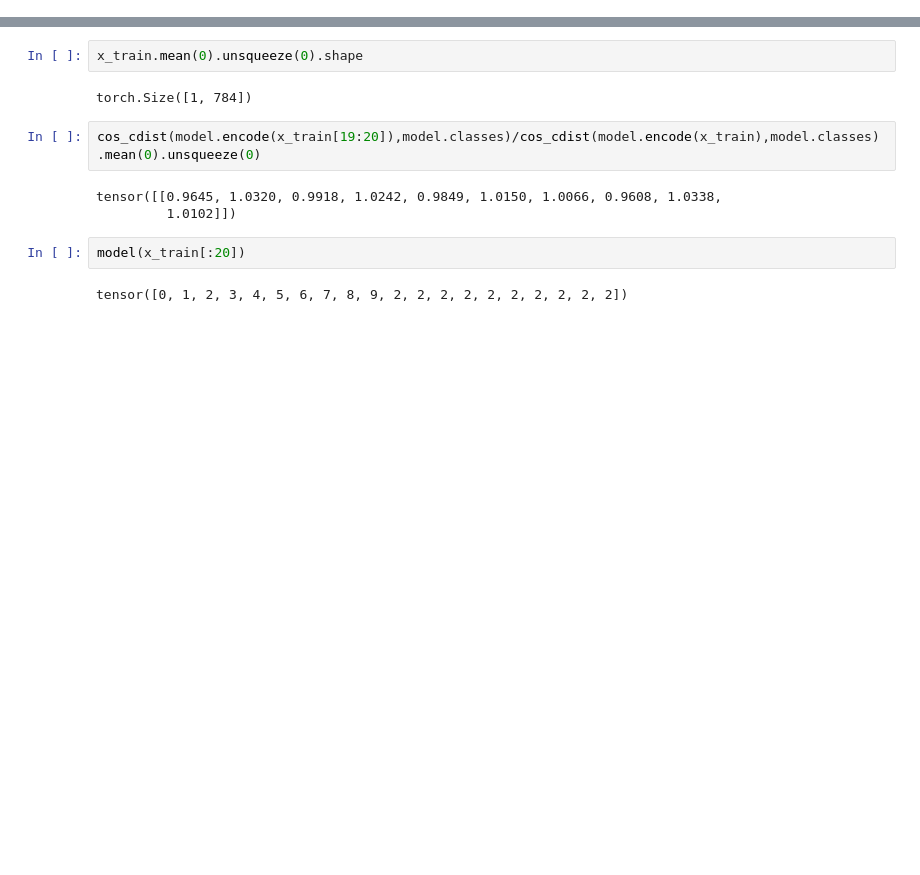
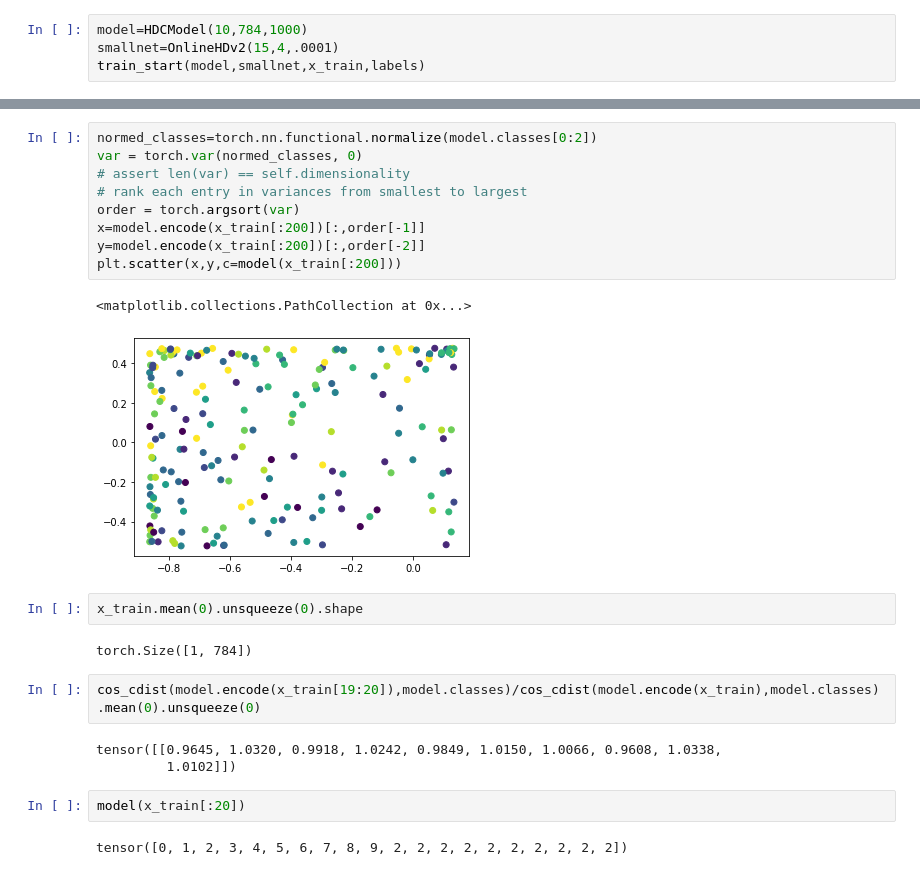
Before and after one commit to thebigbadbobby/neuralhd, a Jupyter notebook: Experiments/GeneralHDC/test.ipynb, the cells around one changed output, grey strips where cells are left out. Saved outputs shown, nothing was run; the diff lists cells and outputs as text; blank space fills up the shorter version.

```diff
--- a/Experiments/GeneralHDC/test.ipynb
+++ b/Experiments/GeneralHDC/test.ipynb
@@ -63 +108,5 @@ plt.scatter(x,y,c=model(x_train[:200]))
+# %%
+model=HDCModel(10,784,1000)
+smallnet=OnlineHDv2(15,4,.0001)
+train_start(model,smallnet,x_train,labels)
 # %%
@@ -71,3 +120,15 @@ plt.imshow(x_train[labels==0][0].reshape(28,28))
+# %%
+normed_classes=torch.nn.functional.normalize(model.classes[0:2])
+var = torch.var(normed_classes, 0)
+# assert len(var) == self.dimensionality
+# rank each entry in variances from smallest to largest
+order = torch.argsort(var)
+x=model.encode(x_train[:200])[:,order[-1]]
+y=model.encode(x_train[:200])[:,order[-2]]
+plt.scatter(x,y,c=model(x_train[:200]))
+# %% [output]
+<matplotlib.collections.PathCollection at 0x...>
+[figure, added]
 # %%
 x_train.mean(0).unsqueeze(0).shape
 # %% [output]
```
Also changed, not shown: parts of 30 cells of this notebook, 3 other files.
